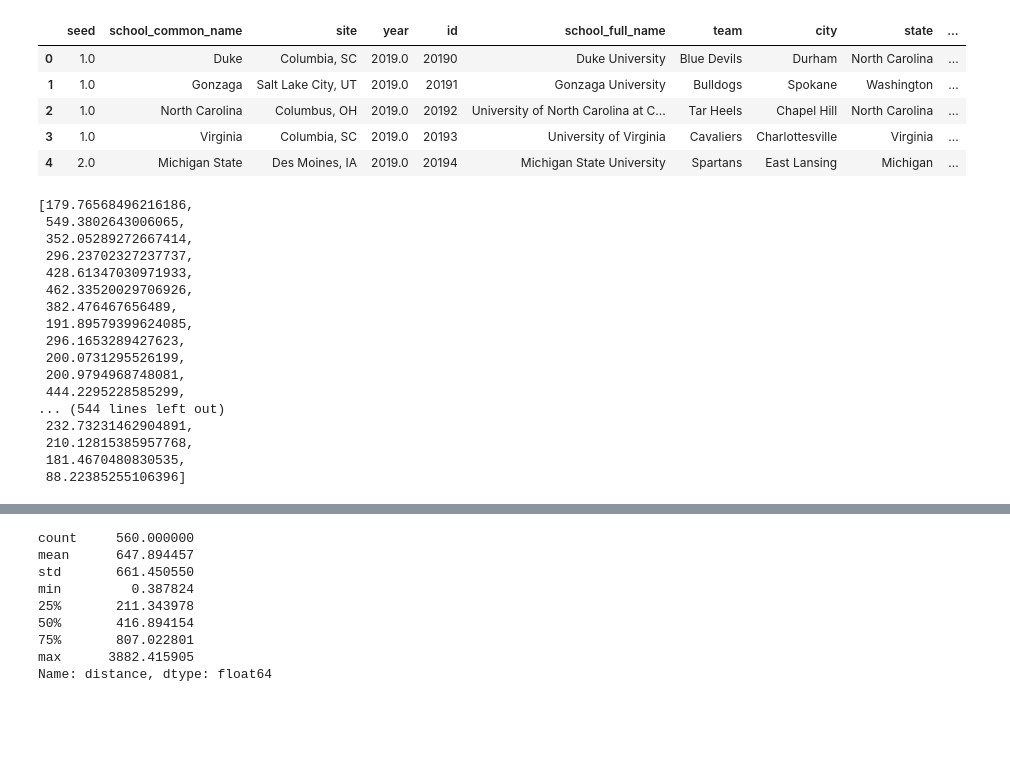
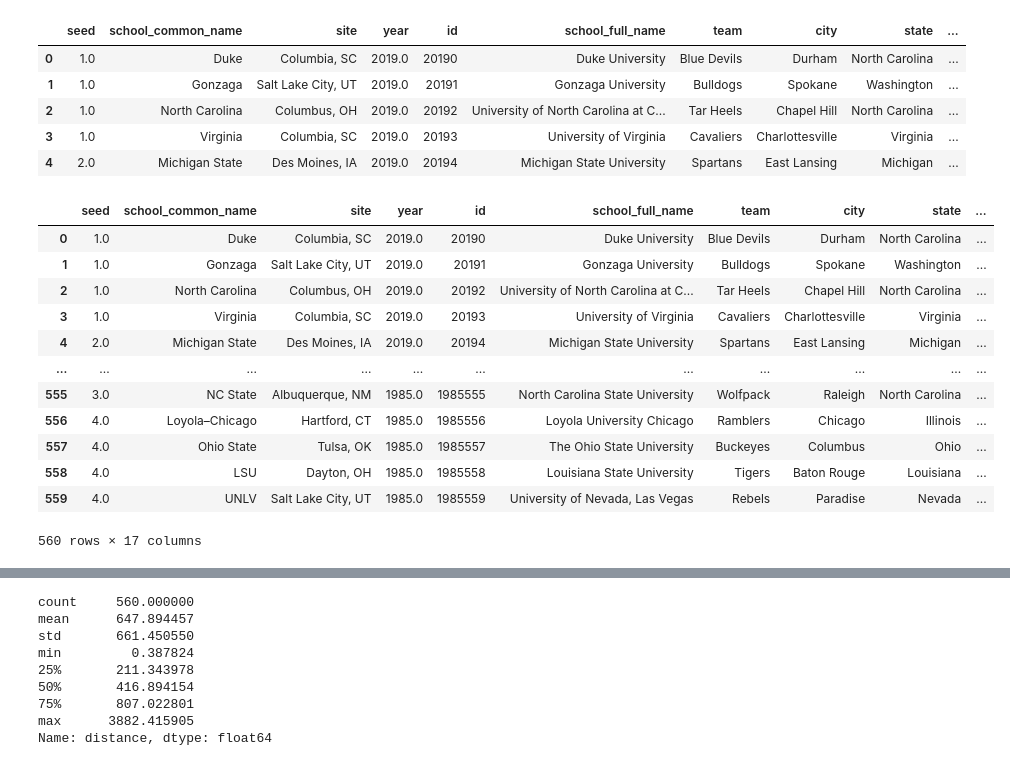
Before and after one commit to laurenoldham1202/final-project, a Jupyter notebook: notebooks/analysis.ipynb, the cells around one changed output, grey strips where cells are left out. Cells and saved outputs as stored; diff of their text form; code cells hidden in the pictures; blank space fills up the shorter version.

Commit message:
Add weighted distance to default data set

```diff
--- a/notebooks/analysis.ipynb
+++ b/notebooks/analysis.ipynb
@@ -17,28 +17,26 @@ display(data.head())
 # %%
 # data.to_json('../data/cleaned/tourney-data.json', orient='records')
 # data['weighted_dist'] = []
 weights = {1: 1, 2: 0.75, 3: 0.5, 4: 0.25}
 weightedMean = []
 for i, dist in enumerate(data.distance):
 #     print(dist)
 #     print(weights[data.seed[i]])
     weightedMean.append(dist * weights[data.seed[i]])
 weightedMean
+data['weightedDist'] = weightedMean
+data
 # %% [output]
+|  | seed | school_common_name | site | year | id | school_full_name | team | city | state | ... |
+| 0 | 1.0 | Duke | Columbia, SC | 2019.0 | 20190 | Duke University | Blue Devils | Durham | North Carolina | ... |
+| 1 | 1.0 | Gonzaga | Salt Lake City, UT | 2019.0 | 20191 | Gonzaga University | Bulldogs | Spokane | Washington | ... |
+| 2 | 1.0 | North Carolina | Columbus, OH | 2019.0 | 20192 | University of North Carolina at C... | Tar Heels | Chapel Hill | North Carolina | ... |
+| 3 | 1.0 | Virginia | Columbia, SC | 2019.0 | 20193 | University of Virginia | Cavaliers | Charlottesville | Virginia | ... |
+| 4 | 2.0 | Michigan State | Des Moines, IA | 2019.0 | 20194 | Michigan State University | Spartans | East Lansing | Michigan | ... |
+| ... | ... | ... | ... | ... | ... | ... | ... | ... | ... | ... |
+| 555 | 3.0 | NC State | Albuquerque, NM | 1985.0 | 1985555 | North Carolina State University | Wolfpack | Raleigh | North Carolina | ... |
+| 556 | 4.0 | Loyola–Chicago | Hartford, CT | 1985.0 | 1985556 | Loyola University Chicago | Ramblers | Chicago | Illinois | ... |
+| 557 | 4.0 | Ohio State | Tulsa, OK | 1985.0 | 1985557 | The Ohio State University | Buckeyes | Columbus | Ohio | ... |
+| 558 | 4.0 | LSU | Dayton, OH | 1985.0 | 1985558 | Louisiana State University | Tigers | Baton Rouge | Louisiana | ... |
+| 559 | 4.0 | UNLV | Salt Lake City, UT | 1985.0 | 1985559 | University of Nevada, Las Vegas | Rebels | Paradise | Nevada | ... |
-[179.76568496216186,
- 549.3802643006065,
- 352.05289272667414,
- 296.23702327237737,
- 428.61347030971933,
- 462.33520029706926,
- 382.476467656489,
- 191.89579399624085,
- 296.1653289427623,
- 200.0731295526199,
- 200.9794968748081,
- 444.2295228585299,
-... (544 lines left out)
- 232.73231462904891,
- 210.12815385957768,
- 181.4670480830535,
- 88.22385255106396]
+560 rows × 17 columns
```
Also changed, not shown: parts of 3 cells of this notebook, 3 other files.
